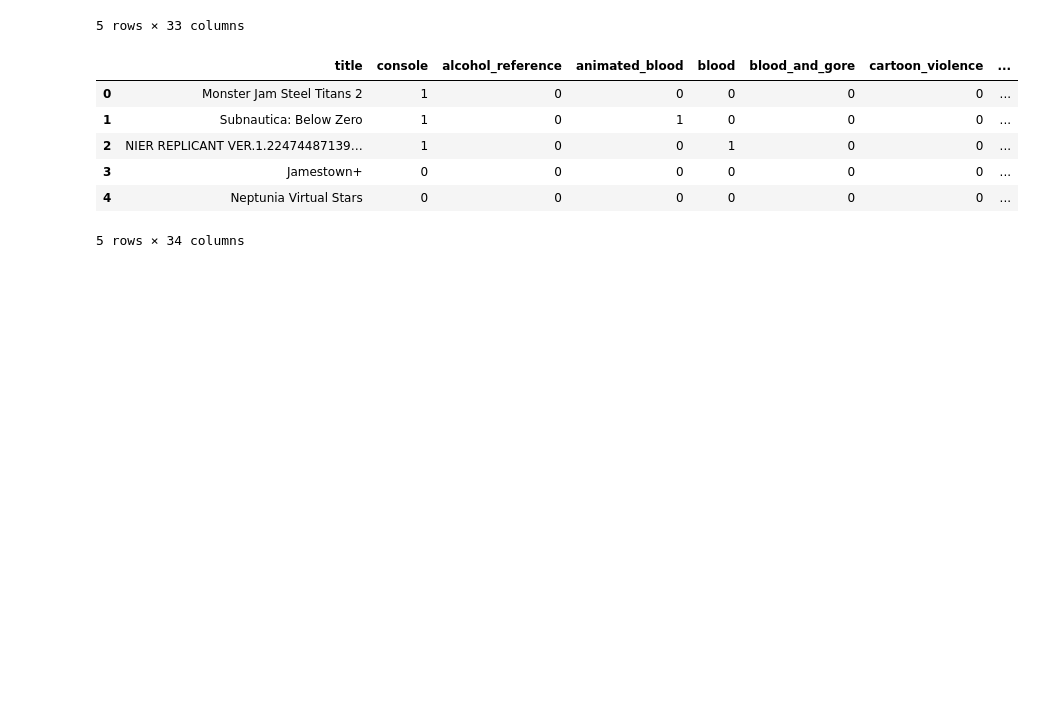
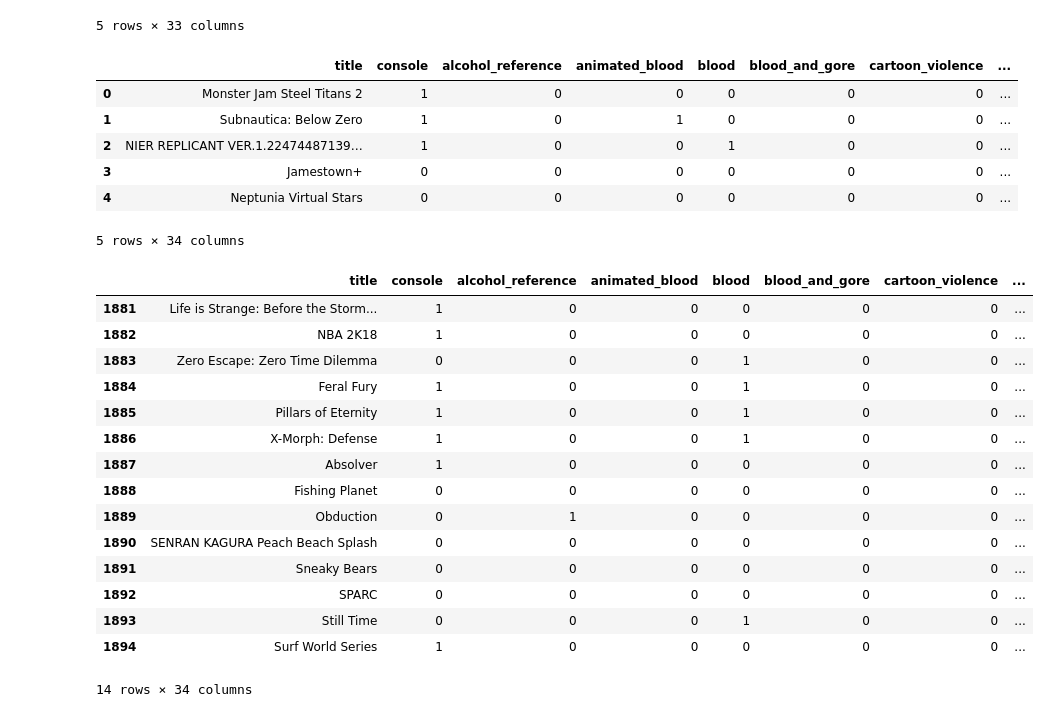
Before and after one commit to JCR321/Project, a Jupyter notebook: Project.ipynb, the cells around one changed output. Drawn from its saved outputs; the diff is of its cells as text; code cells hidden in the pictures; blank space fills up the shorter version.

```diff
--- a/Project.ipynb
+++ b/Project.ipynb
@@ -252,3 +252,22 @@ df.head(5)
 | 3 | Jamestown+ | 0 | 0 | 0 | 0 | 0 | 0 | ... |
 | 4 | Neptunia Virtual Stars | 0 | 0 | 0 | 0 | 0 | 0 | ... |
 5 rows × 34 columns
+# %%
+df.tail(14)
+# %% [output]
+|  | title | console | alcohol_reference | animated_blood | blood | blood_and_gore | cartoon_violence | ... |
+| 1881 | Life is Strange: Before the Storm... | 1 | 0 | 0 | 0 | 0 | 0 | ... |
+| 1882 | NBA 2K18 | 1 | 0 | 0 | 0 | 0 | 0 | ... |
+| 1883 | Zero Escape: Zero Time Dilemma | 0 | 0 | 0 | 1 | 0 | 0 | ... |
+| 1884 | Feral Fury | 1 | 0 | 0 | 1 | 0 | 0 | ... |
+| 1885 | Pillars of Eternity | 1 | 0 | 0 | 1 | 0 | 0 | ... |
+| 1886 | X-Morph: Defense | 1 | 0 | 0 | 1 | 0 | 0 | ... |
+| 1887 | Absolver | 1 | 0 | 0 | 0 | 0 | 0 | ... |
+| 1888 | Fishing Planet | 0 | 0 | 0 | 0 | 0 | 0 | ... |
+| 1889 | Obduction | 0 | 1 | 0 | 0 | 0 | 0 | ... |
+| 1890 | SENRAN KAGURA Peach Beach Splash | 0 | 0 | 0 | 0 | 0 | 0 | ... |
+| 1891 | Sneaky Bears | 0 | 0 | 0 | 0 | 0 | 0 | ... |
+| 1892 | SPARC | 0 | 0 | 0 | 0 | 0 | 0 | ... |
+| 1893 | Still Time | 0 | 0 | 0 | 1 | 0 | 0 | ... |
+| 1894 | Surf World Series | 1 | 0 | 0 | 0 | 0 | 0 | ... |
+14 rows × 34 columns
```
Also changed, not shown: parts of 3 cells of this notebook.
